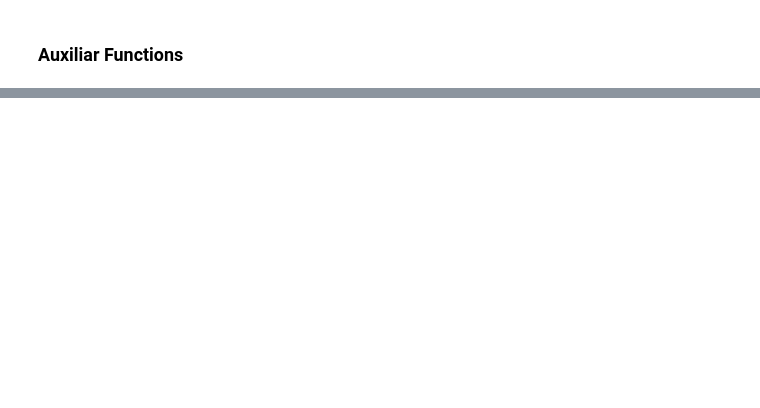
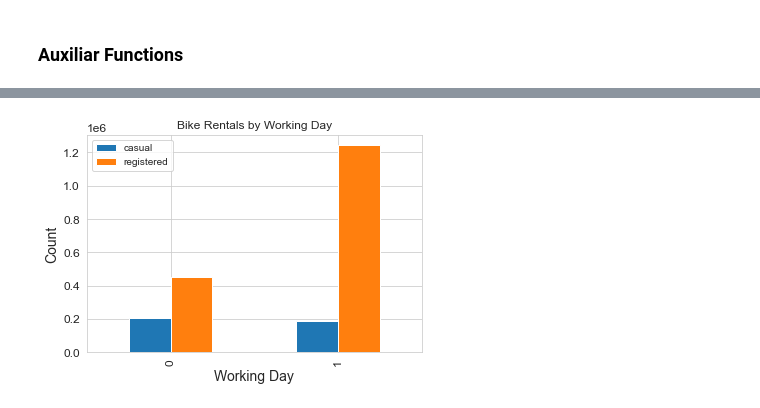
Before and after one commit to PeterStos/Bike_Sharing_Demand, a Jupyter notebook: Bike_Sharing_Demand.ipynb, the cells around one changed output, grey strips where cells are left out. Cells and saved outputs as stored; diff of their text form; code cells hidden in the pictures; blank space fills up the shorter version.

```diff
--- a/Bike_Sharing_Demand.ipynb
+++ b/Bike_Sharing_Demand.ipynb
@@ -85,0 +336,12 @@ def ds_info(df):
+# %%
+rentals_by_workingday = train.groupby('workingday')[['casual', 'registered']].sum()
+
+# Create a bar chart using seaborn
+rentals_by_workingday.plot(kind='bar')
+sns.set_style('whitegrid')
+plt.title('Bike Rentals by Working Day')
+plt.xlabel('Working Day')
+plt.ylabel('Count')
+plt.show()
+# %% [output]
+[figure, added]
```
Also changed, not shown: parts of 43 cells of this notebook.
